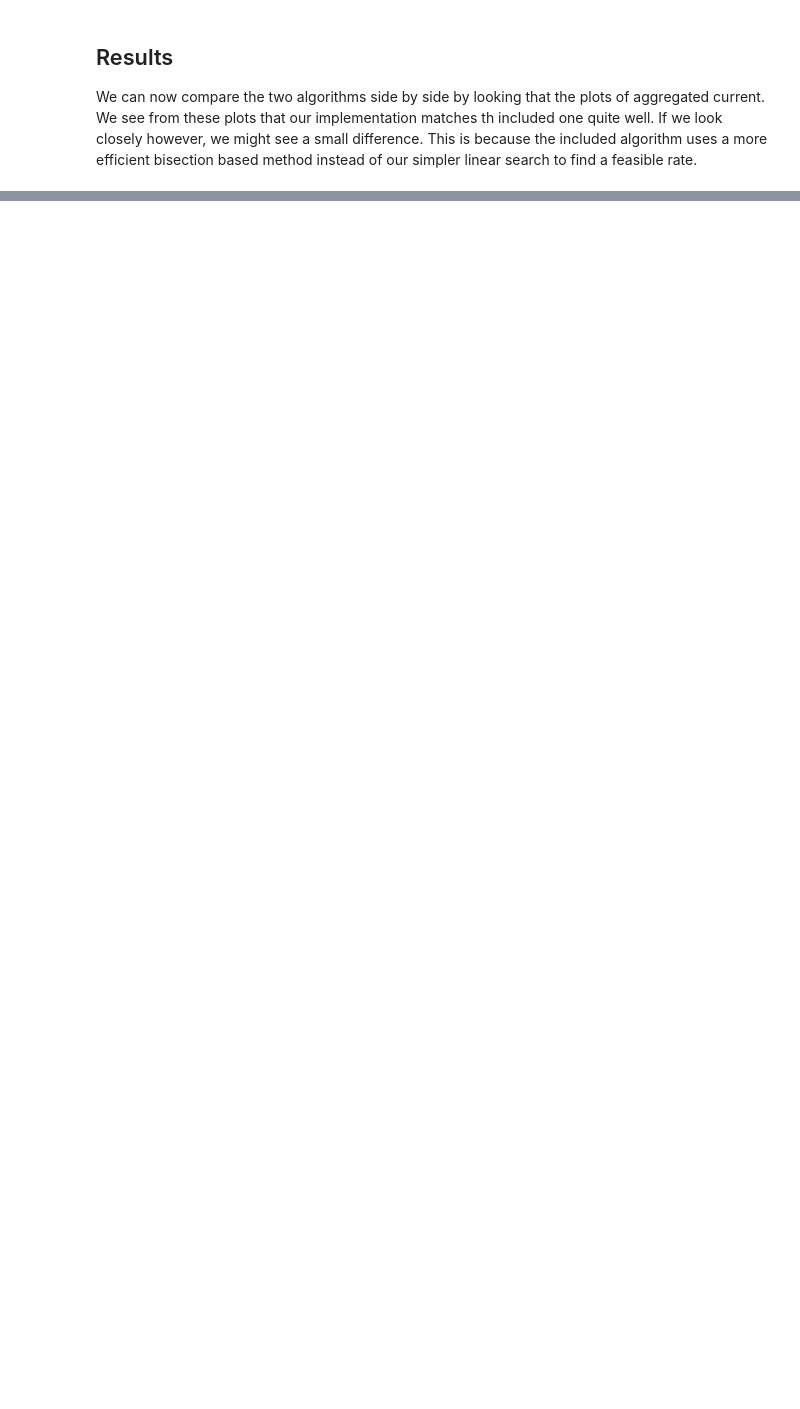
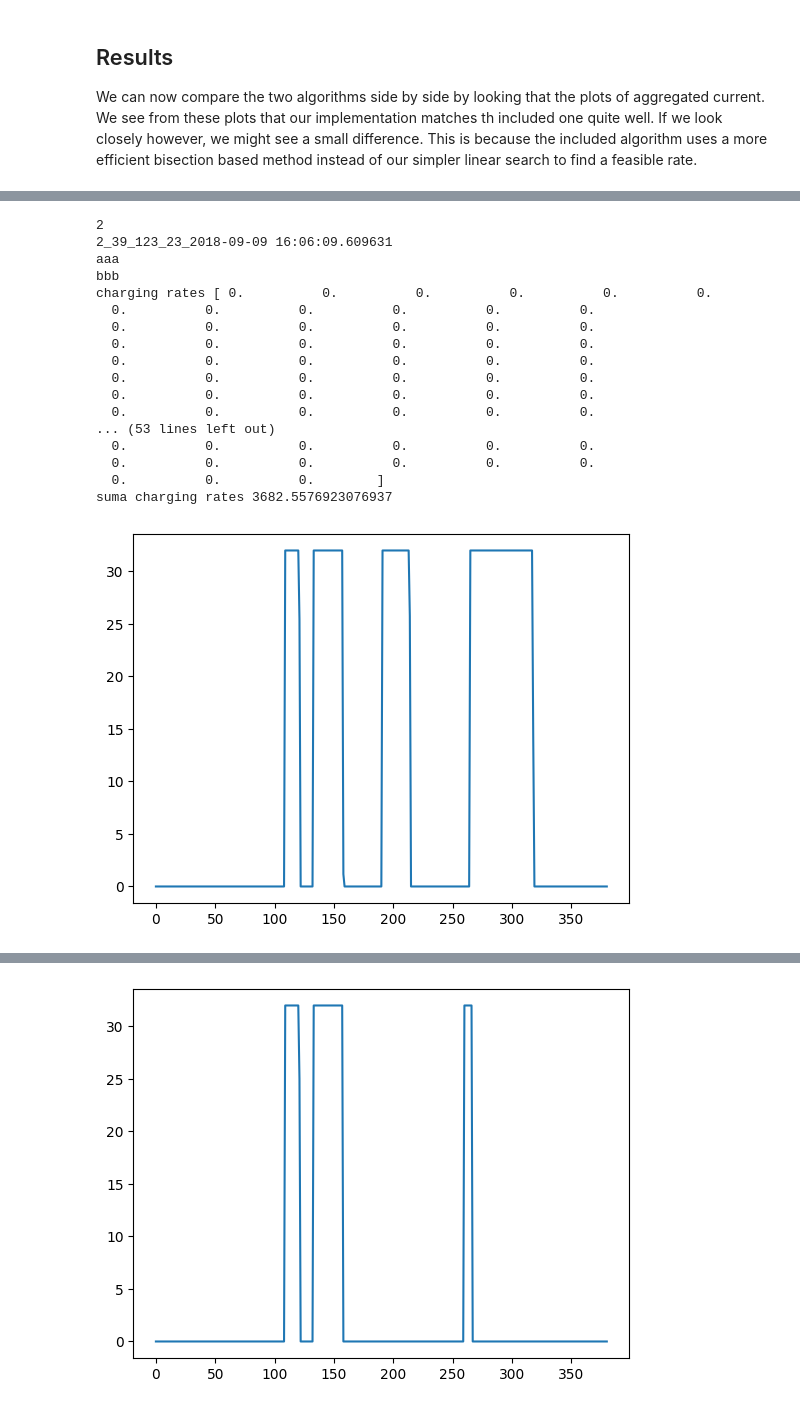
Before and after one commit to Omar-687/diplomovka_code, a Jupyter notebook: acnportal/my_experiments/shafei2_testing_laxity.ipynb, the cells around one changed output, grey strips where cells are left out. Drawn from its saved outputs; the diff is of its cells as text; code cells hidden in the pictures; blank space fills up the shorter version.

```diff
--- a/acnportal/my_experiments/shafei2_testing_laxity.ipynb
+++ b/acnportal/my_experiments/shafei2_testing_laxity.ipynb
@@ -510,0 +540,75 @@ print(df)
+# %%
+import random
+from datetime import timedelta
+ev = random.choice(list(all_simulations[0].ev_history.values()))
+
+
+
+def plot_ev_charging(sim, ev, label, label_auto_place=False):
+    evse_index = sim.network.station_ids.index(ev.station_id)
+    session_len = ev.departure - ev.arrival
+    print('bbb')
+    # x = [sim.start + timedelta(minutes=5 * ev.arrival) + timedelta(minutes=5*i) for i in range(session_len)]
+    print('charging rates', sim.charging_rates[evse_index])
+    print('suma charging rates', sum(sim.charging_rates[evse_index]))
+    plt.plot([i for i in range(len(sim.charging_rates[evse_index]))], sim.charging_rates[evse_index])
+    plt.show()
+    # ax.step(x, sim.charging_rates[evse_index][ev.arrival:ev.departure],
+    #         label=label, linewidth=2)
+    # if label_auto_place:
+    #     ax.legend()
+    # else:
+    #     ax.text(0.02, 0.9, label, horizontalalignment='left', verticalalignment='top', transform=ax.transAxes)
+
+def plot_profiles(sims, labels, ev, end=None, label_auto_place=False):
+    # fig, axes = plt.subplots(6, 1, sharey=True, sharex=True, figsize=(6, 6))
+
+    # x_min = sim.start + timedelta(minutes=5 * ev.arrival)
+    # x_max = end if end is not None else sim.start + timedelta(minutes=5 * ev.departure)
+    # axes[0].set_xlim(x_min, x_max)
+    # axes[-1].xaxis.set_major_formatter(mdates.DateFormatter('%H:%M'))
+    # fig.autofmt_xdate()
+
+    # axes[0].set_ylim(0, 45)
+    # axes[0].set_yticks([0, 32])
+
+
+
+    # plt.subplots_adjust(hspace=.2)
+    # fig.text(0.035, 0.55, 'Charging Current (A)', va='center', rotation='vertical')
+    print(ev.session_id)
+    for i, simulation in enumerate(sims):
+        print('aaa')
+        # label = alg_name if alg_name != "Offline" else "Offline Optimal"
+        plot_ev_charging(simulation, ev, label=labels[i], label_auto_place=label_auto_place)
+        # axes[i].xaxis.set_major_formatter(mdates.DateFormatter('%H:%M'))
+        # axes[i].spines['right'].set_visible(False)
+        # axes[i].spines['top'].set_visible(False)
+    return fig
+
+print(len(all_simulations))
+plot_profiles([sim2],labels, ev, label_auto_place=True)
+plt.show()
+
+
+plot_profiles([sim3],labels, ev, label_auto_place=True)
+plt.show()
+# %% [output]
+2
+2_39_123_23_2018-09-09 16:06:09.609631
+aaa
+bbb
+charging rates [ 0.          0.          0.          0.          0.          0.
+  0.          0.          0.          0.          0.          0.
+  0.          0.          0.          0.          0.          0.
+  0.          0.          0.          0.          0.          0.
+  0.          0.          0.          0.          0.          0.
+  0.          0.          0.          0.          0.          0.
+  0.          0.          0.          0.          0.          0.
+  0.          0.          0.          0.          0.          0.
+... (53 lines left out)
+  0.          0.          0.          0.          0.          0.
+  0.          0.          0.          0.          0.          0.
+  0.          0.          0.        ]
+suma charging rates 3682.5576923076937
+[figure, added]
@@ -510,0 +632 @@ print(df)
+[figure, added]
```
Also changed, not shown: parts of 12 cells of this notebook, 1 other file.
